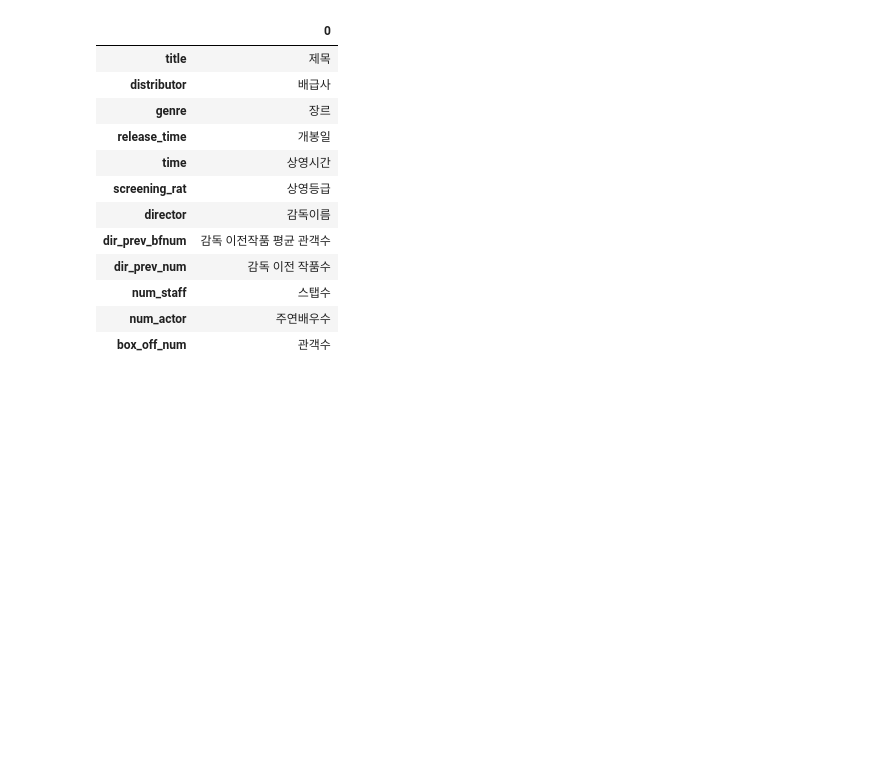
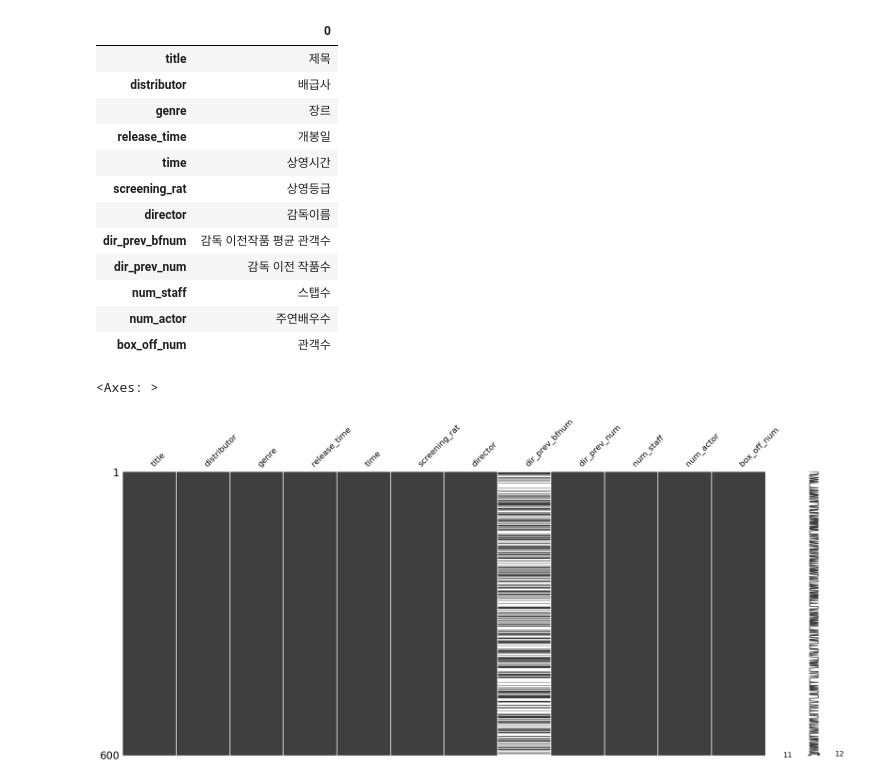
Before and after one commit to pia222sk20/python, a Jupyter notebook: EDA/movie.ipynb, the cells around one changed output. Drawn from its saved outputs; the diff is of its cells as text; code cells hidden in the pictures; blank space fills up the shorter version.

```diff
--- a/EDA/movie.ipynb
+++ b/EDA/movie.ipynb
@@ -23,3 +23,8 @@ pd.DataFrame(col_discription,index=df.columns)
 %pip install missingno
 # %%
 # 결측치
+import missingno as msno
+msno.matrix(df)
+# %% [output]
+<Axes: >
+[figure, added]
```
Also changed, not shown: parts of 5 cells of this notebook.
